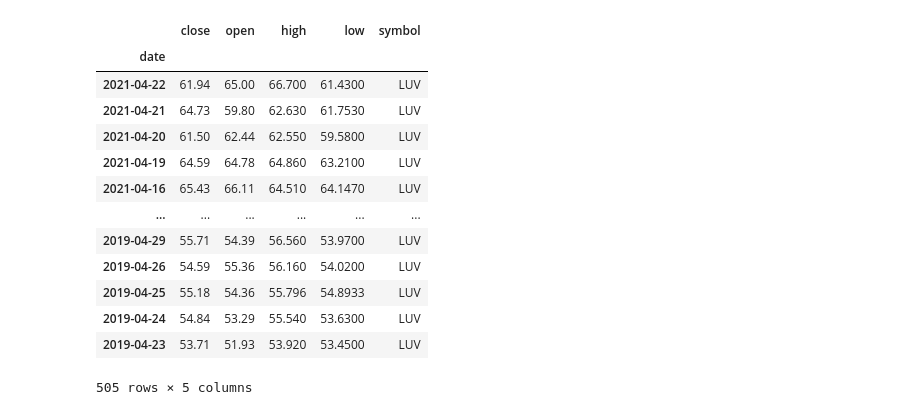
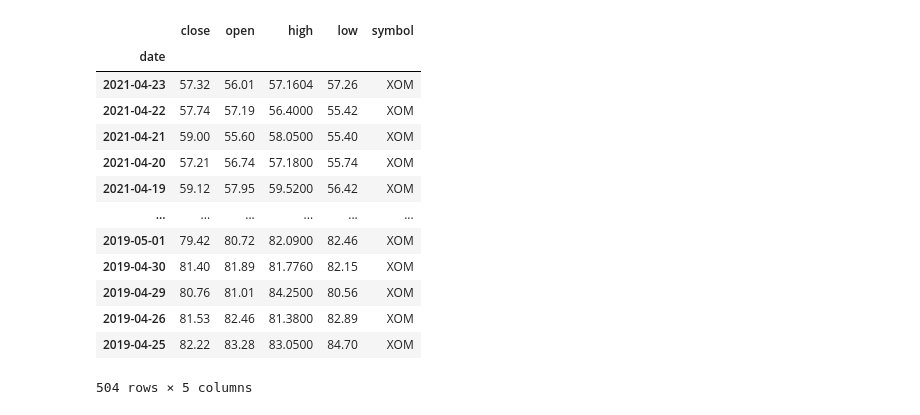
Before and after one commit to SharonBond/homework, a Jupyter notebook: github_IEX_API_project.ipynb, the cells around one changed output. Cells and saved outputs as stored; diff of their text form; code cells hidden in the pictures.

```diff
--- a/github_IEX_API_project.ipynb
+++ b/github_IEX_API_project.ipynb
@@ -20,45 +23,47 @@ c = p.Client(api_token=sandbox_key, version='sandbox')
 # %%
 #c = p.Client(api_token=stock_key, version='stable')
 stock = ['XOM', 'DIS', 'DRI', 'LUV', 'HLT' ]
 
 sym='XOM'
 timeframe='2y'
 XOM_df = c.chartDF(symbol=sym, timeframe=timeframe)[['close', 'open', 'high', 'low', 'symbol']]
 
 
 sym='HLT'
 timeframe='2y'
 HLT_df = c.chartDF(symbol=sym, timeframe=timeframe)[['close', 'open', 'high', 'low', 'symbol']]
 
 sym='DIS'
 timeframe='2y'
 DIS_df = c.chartDF(symbol=sym, timeframe=timeframe)[['close', 'open', 'high', 'low', 'symbol']]
 
 sym='DRI'
 timeframe='2y'
 DRI_df = c.chartDF(symbol=sym, timeframe=timeframe)[['close', 'open', 'high', 'low', 'symbol']]
 
 sym='LUV'
 timeframe='2y'
 LUV_df = c.chartDF(symbol=sym, timeframe=timeframe)[['close', 'open', 'high', 'low', 'symbol']]
 
 
 LUV_df
+DIS_df
+XOM_df
 # %% [output]
 |  | close | open | high | low | symbol |
 | date |  |  |  |  |  |
-| 2021-04-22 | 61.94 | 65.00 | 66.700 | 61.4300 | LUV |
-| 2021-04-21 | 64.73 | 59.80 | 62.630 | 61.7530 | LUV |
-| 2021-04-20 | 61.50 | 62.44 | 62.550 | 59.5800 | LUV |
-| 2021-04-19 | 64.59 | 64.78 | 64.860 | 63.2100 | LUV |
-| 2021-04-16 | 65.43 | 66.11 | 64.510 | 64.1470 | LUV |
+| 2021-04-23 | 57.32 | 56.01 | 57.1604 | 57.26 | XOM |
+| 2021-04-22 | 57.74 | 57.19 | 56.4000 | 55.42 | XOM |
+| 2021-04-21 | 59.00 | 55.60 | 58.0500 | 55.40 | XOM |
+| 2021-04-20 | 57.21 | 56.74 | 57.1800 | 55.74 | XOM |
+| 2021-04-19 | 59.12 | 57.95 | 59.5200 | 56.42 | XOM |
 | ... | ... | ... | ... | ... | ... |
-| 2019-04-29 | 55.71 | 54.39 | 56.560 | 53.9700 | LUV |
-| 2019-04-26 | 54.59 | 55.36 | 56.160 | 54.0200 | LUV |
-| 2019-04-25 | 55.18 | 54.36 | 55.796 | 54.8933 | LUV |
-| 2019-04-24 | 54.84 | 53.29 | 55.540 | 53.6300 | LUV |
-| 2019-04-23 | 53.71 | 51.93 | 53.920 | 53.4500 | LUV |
+| 2019-05-01 | 79.42 | 80.72 | 82.0900 | 82.46 | XOM |
+| 2019-04-30 | 81.40 | 81.89 | 81.7760 | 82.15 | XOM |
+| 2019-04-29 | 80.76 | 81.01 | 84.2500 | 80.56 | XOM |
+| 2019-04-26 | 81.53 | 82.46 | 81.3800 | 82.89 | XOM |
+| 2019-04-25 | 82.22 | 83.28 | 83.0500 | 84.70 | XOM |
-505 rows × 5 columns
+504 rows × 5 columns
 # %%
 all_df = pd.concat([LUV_df, DRI_df, HLT_df, XOM_df, DIS_df], axis=0)
 all_df = all_df.sort_index()
```
Also changed, not shown: parts of 22 cells of this notebook.
